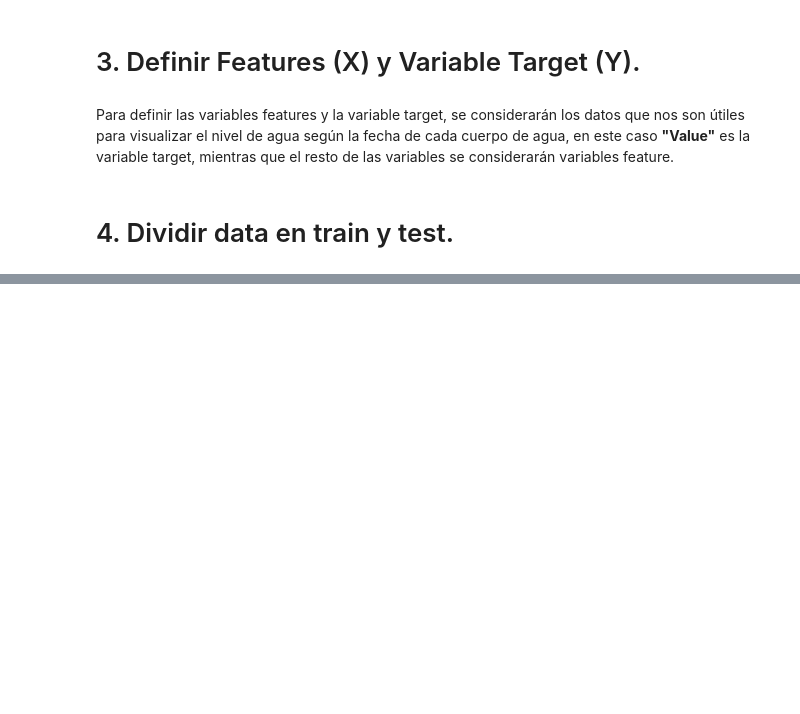
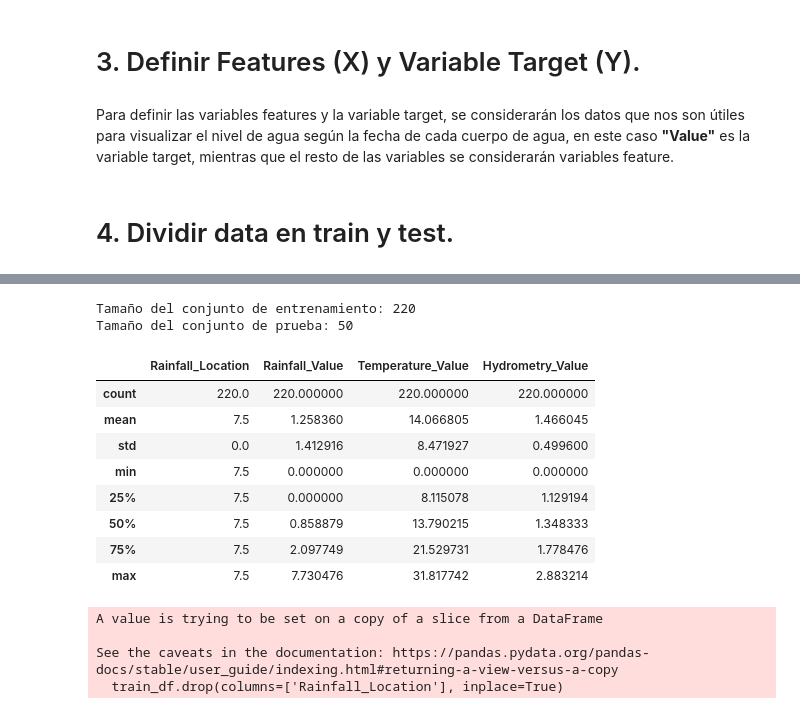
Before and after one commit to Bere333/Smart-Water-Analytics-BBRH, a Jupyter notebook: src/02_modeling_and_evaluation_river.ipynb, the cells around one changed output, grey strips where cells are left out. Cells and saved outputs as stored; diff of their text form; code cells hidden in the pictures; blank space fills up the shorter version.

```diff
--- a/src/02_modeling_and_evaluation_river.ipynb
+++ b/src/02_modeling_and_evaluation_river.ipynb
@@ -193,0 +55,4 @@ plt.show()
+# %%
+df_rivers.sort_index(inplace=True)
+# %%
+df_monthly = df_rivers.resample('M').mean()
@@ -193,0 +71,30 @@ plt.show()
+# %%
+# Dividir los datos en entrenamiento y prueba
+n_obs = 50 # Número de observaciones para predecir
+train_df = df[:-n_obs]
+test_df = df[-n_obs:]
+
+print(f"Tamaño del conjunto de entrenamiento: {len(train_df)}")
+print(f"Tamaño del conjunto de prueba: {len(test_df)}")
+# %% [output]
+Tamaño del conjunto de entrenamiento: 220
+Tamaño del conjunto de prueba: 50
+# %%
+train_df.describe()
+# %% [output]
+|  | Rainfall_Location | Rainfall_Value | Temperature_Value | Hydrometry_Value |
+| count | 220.0 | 220.000000 | 220.000000 | 220.000000 |
+| mean | 7.5 | 1.258360 | 14.066805 | 1.466045 |
+| std | 0.0 | 1.412916 | 8.471927 | 0.499600 |
+| min | 7.5 | 0.000000 | 0.000000 | 0.000000 |
+| 25% | 7.5 | 0.000000 | 8.115078 | 1.129194 |
+| 50% | 7.5 | 0.858879 | 13.790215 | 1.348333 |
+| 75% | 7.5 | 2.097749 | 21.529731 | 1.778476 |
+| max | 7.5 | 7.730476 | 31.817742 | 2.883214 |
+# %%
+train_df.drop(columns=['Rainfall_Location'], inplace=True)
+# %% [output]
+A value is trying to be set on a copy of a slice from a DataFrame
+
+See the caveats in the documentation: https://pandas.pydata.org/pandas-docs/stable/user_guide/indexing.html#returning-a-view-versus-a-copy
+  train_df.drop(columns=['Rainfall_Location'], inplace=True)
```
Also changed, not shown: parts of 15 cells of this notebook.
